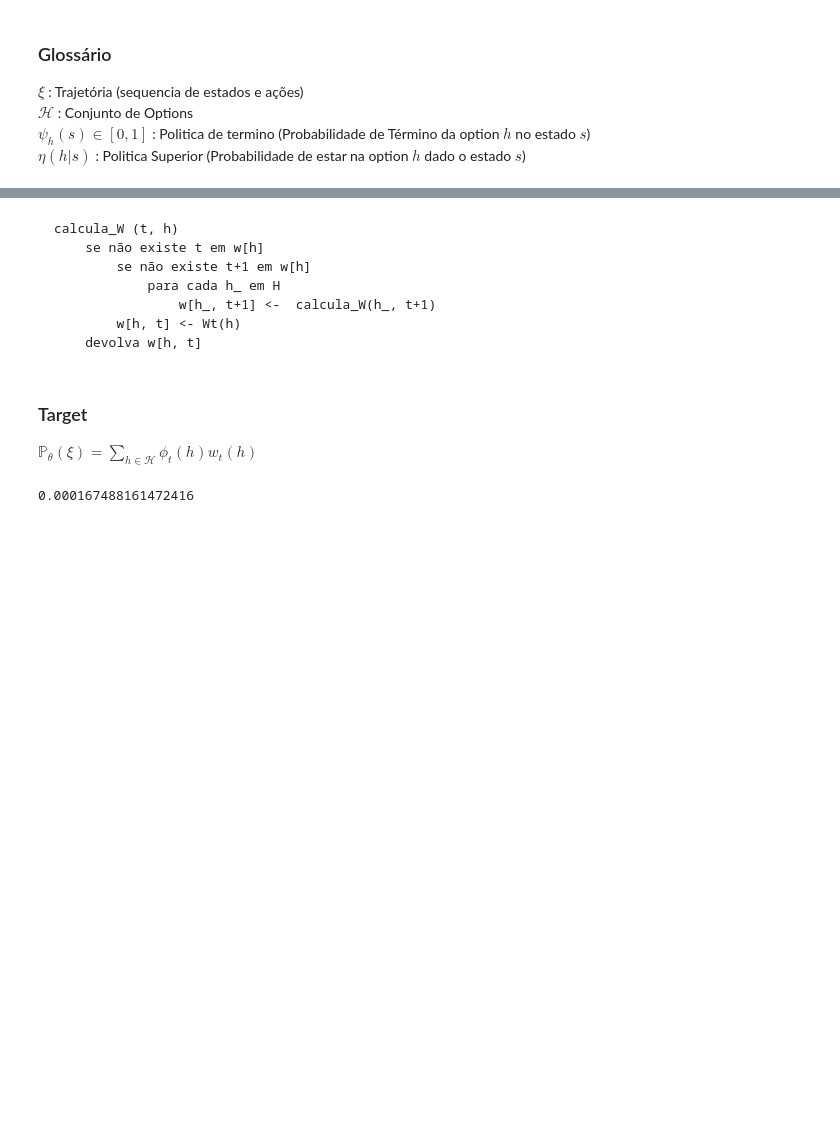
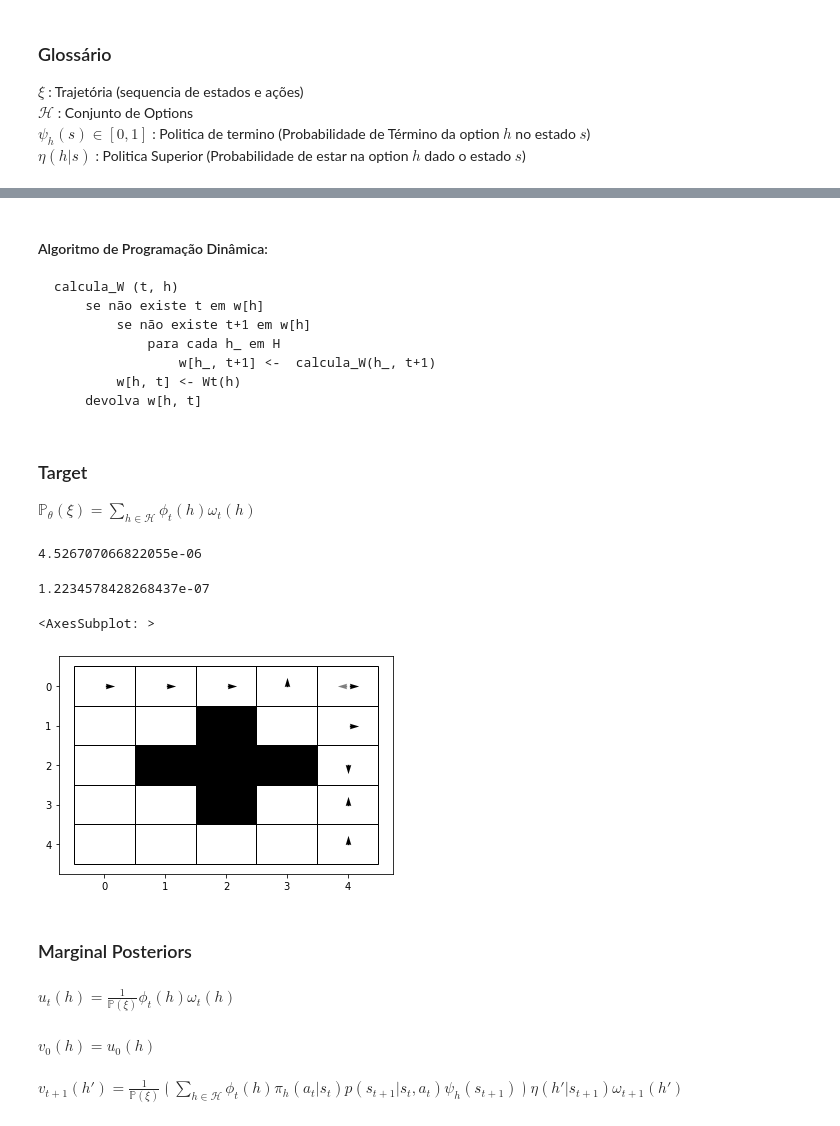
Before and after one commit to guialba/RL, a Jupyter notebook: Gridworld/AgentsDDO custom likelihood.ipynb, the cells around one changed output, grey strips where cells are left out. Drawn from its saved outputs; the diff is of its cells as text; code cells hidden in the pictures; blank space fills up the shorter version.

Commit message:
custom likelihood

````diff
--- a/Gridworld/AgentsDDO custom likelihood.ipynb
+++ b/Gridworld/AgentsDDO custom likelihood.ipynb
@@ -200,4 +201,5 @@ $w_t(h) = \pi_h(a_t|s_t) p(s_{t+1} | s_t, a_t) \lgroup \psi_h(s_{t+1}) \sum_{h'
 # %% [markdown]
+#### Algoritmo de Programação Dinâmica:
 ```algorithm
 calcula_W (t, h)
     se não existe t em w[h]
@@ -234,14 +236,28 @@ def suffix_likelihood(h, t):
     return w_table[h][t]
 # %% [markdown]
 ### Target
-$\mathbb{P}_{\theta}(\xi) = \sum_{h \in \mathcal{H}} \phi_t(h)w_t(h)$
+$\mathbb{P}_{\theta}(\xi) = \sum_{h \in \mathcal{H}} \phi_t(h)\omega_t(h)$
 # %%
-def likelihood(t):
+def likelihood(t, E,H):
     phi = prefix_likelihood
-    w = suffix_likelihood
+    omega = suffix_likelihood
 
-    return sum(phi(h, t) * w(h, t) for h,_ in enumerate(H))
+    v = [phi(h,t, E,H) * omega(h,t, E,H) for h,_ in enumerate(H)]
+    return sum(v)
 
-likelihood(0)
+likelihood(0, E, H)
 # %% [output]
-0.000167488161472416
+4.526707066822055e-06
+# %%
+likelihood(4, E, H)
+# %% [output]
+1.2234578428268437e-07
+# %%
+plotTrajectory([(g.S[e], g.ACTIONS[a]) for e,a in E], g)
+# %% [output]
+<AxesSubplot: >
+[figure, added]
+# %% [markdown]
+### Marginal Posteriors
+# %% [markdown]
+$ u_{t}(h) = \frac{1}{\mathbb{P}(\xi)} \phi_t(h)\omega_t(h)$
@@ -247,0 +270,4 @@ likelihood(0)
+# %% [markdown]
+$ v_{0}(h) = u_0(h) $
+<br><br>
+$ v_{t+1}(h') = \frac{1}{\mathbb{P}(\xi)} \; \lgroup \; \sum_{h \in \mathcal{H}} \phi_t(h) \pi_h(a_t|s_t) p(s_{t+1}|s_t, a_t) \psi_h(s_{t+1}) \; \rgroup \; \eta(h'|s_{t+1}) \omega_{t+1}(h') $
````
Also changed, not shown: parts of 15 cells of this notebook.
